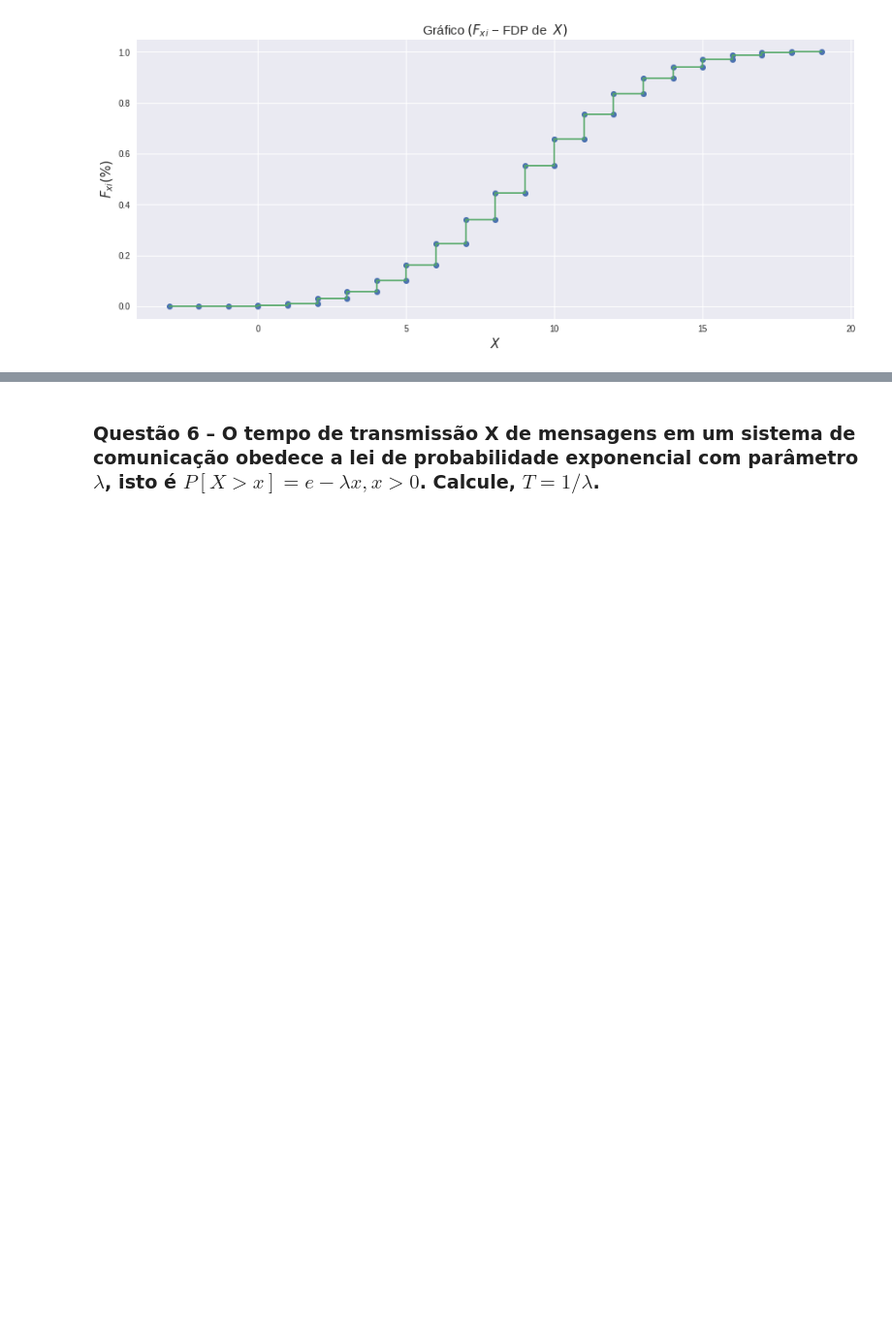
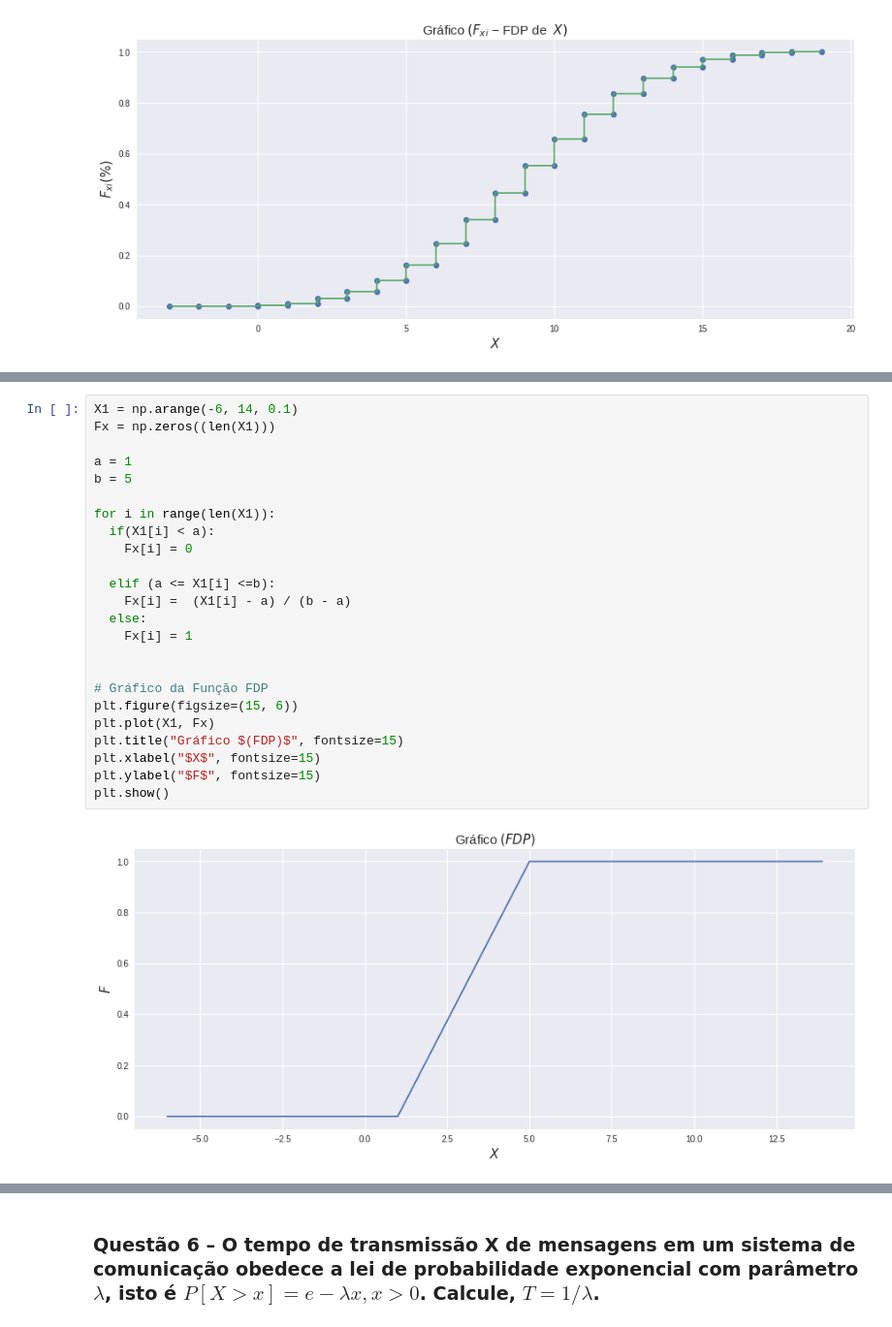
Before and after one commit to Oseiasdfarias/ProbabilidadeProcessosEstocarticos, a Jupyter notebook: LISTA_04_P1/PDF/COLAB_FEE_PPE_LE_U04_P01_Oseias_Dias_de_Farias_201733940002.ipynb, the cells around one changed output, grey strips where cells are left out. Shown: that part at 97% size. Saved outputs shown, nothing was run; the diff lists cells and outputs as text; blank space fills up the shorter version.

```diff
--- a/LISTA_04_P1/PDF/COLAB_FEE_PPE_LE_U04_P01_Oseias_Dias_de_Farias_201733940002.ipynb
+++ b/LISTA_04_P1/PDF/COLAB_FEE_PPE_LE_U04_P01_Oseias_Dias_de_Farias_201733940002.ipynb
@@ -468,0 +477,26 @@ plt.show()
+# %%
+X1 = np.arange(-6, 14, 0.1)
+Fx = np.zeros((len(X1)))
+
+a = 1
+b = 5
+
+for i in range(len(X1)):
+  if(X1[i] < a):
+    Fx[i] = 0
+
+  elif (a <= X1[i] <=b):
+    Fx[i] =  (X1[i] - a) / (b - a)
+  else:
+    Fx[i] = 1
+
+
+# Gráfico da Função FDP
+plt.figure(figsize=(15, 6))
+plt.plot(X1, Fx)
+plt.title("Gráfico $(FDP)$", fontsize=15)
+plt.xlabel("$X$", fontsize=15)
+plt.ylabel("$F$", fontsize=15)
+plt.show()
+# %% [output]
+[figure, added]
```
Also changed, not shown: parts of 4 cells of this notebook.
